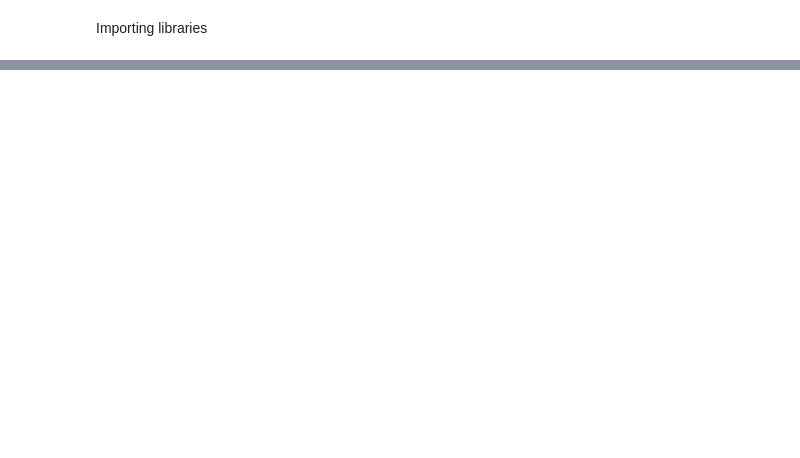
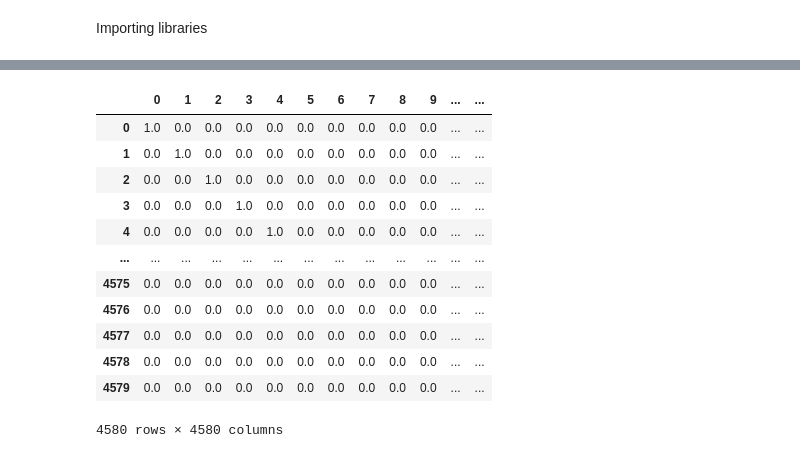
Before and after one commit to deliamontoya/API-Movies, a Jupyter notebook: EDA.ipynb, the cells around one changed output, grey strips where cells are left out. Cells and saved outputs as stored; diff of their text form; code cells hidden in the pictures; blank space fills up the shorter version.

```diff
--- a/EDA.ipynb
+++ b/EDA.ipynb
@@ -305,0 +246,6 @@ dtype: int64
+# %%
+index = q_movies.index
+q_movies['index']= index
+# %%
+movieRatings = q_movies.pivot_table(index=['vote_count', 'vote_average'], columns='title',values='score', aggfunc='sum', fill_value=0)
+movieRatings.head()
@@ -305,0 +286,16 @@ dtype: int64
+# %%
+index_movieRatings
+# %% [output]
+|  | 0 | 1 | 2 | 3 | 4 | 5 | 6 | 7 | 8 | 9 | ... | ... |
+| 0 | 1.0 | 0.0 | 0.0 | 0.0 | 0.0 | 0.0 | 0.0 | 0.0 | 0.0 | 0.0 | ... | ... |
+| 1 | 0.0 | 1.0 | 0.0 | 0.0 | 0.0 | 0.0 | 0.0 | 0.0 | 0.0 | 0.0 | ... | ... |
+| 2 | 0.0 | 0.0 | 1.0 | 0.0 | 0.0 | 0.0 | 0.0 | 0.0 | 0.0 | 0.0 | ... | ... |
+| 3 | 0.0 | 0.0 | 0.0 | 1.0 | 0.0 | 0.0 | 0.0 | 0.0 | 0.0 | 0.0 | ... | ... |
+| 4 | 0.0 | 0.0 | 0.0 | 0.0 | 1.0 | 0.0 | 0.0 | 0.0 | 0.0 | 0.0 | ... | ... |
+| ... | ... | ... | ... | ... | ... | ... | ... | ... | ... | ... | ... | ... |
+| 4575 | 0.0 | 0.0 | 0.0 | 0.0 | 0.0 | 0.0 | 0.0 | 0.0 | 0.0 | 0.0 | ... | ... |
+| 4576 | 0.0 | 0.0 | 0.0 | 0.0 | 0.0 | 0.0 | 0.0 | 0.0 | 0.0 | 0.0 | ... | ... |
+| 4577 | 0.0 | 0.0 | 0.0 | 0.0 | 0.0 | 0.0 | 0.0 | 0.0 | 0.0 | 0.0 | ... | ... |
+| 4578 | 0.0 | 0.0 | 0.0 | 0.0 | 0.0 | 0.0 | 0.0 | 0.0 | 0.0 | 0.0 | ... | ... |
+| 4579 | 0.0 | 0.0 | 0.0 | 0.0 | 0.0 | 0.0 | 0.0 | 0.0 | 0.0 | 0.0 | ... | ... |
+4580 rows × 4580 columns
```
Also changed, not shown: parts of 70 cells of this notebook.
